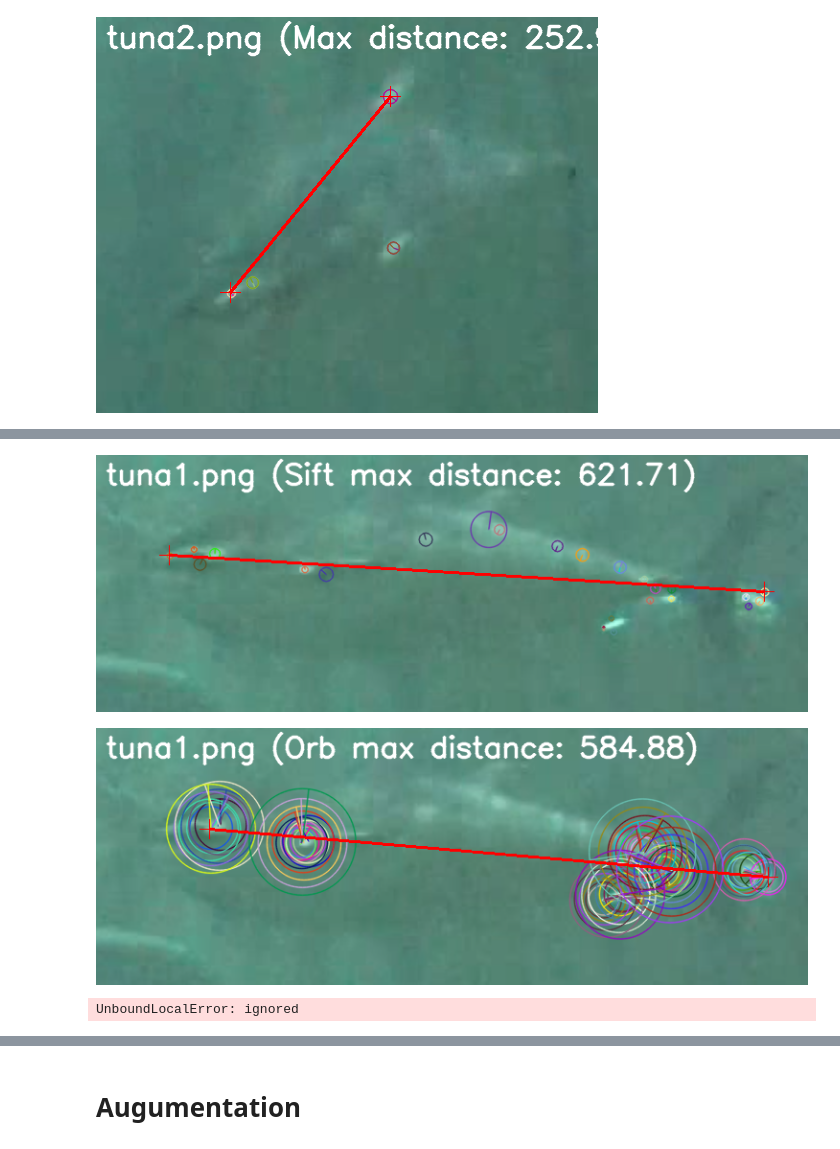
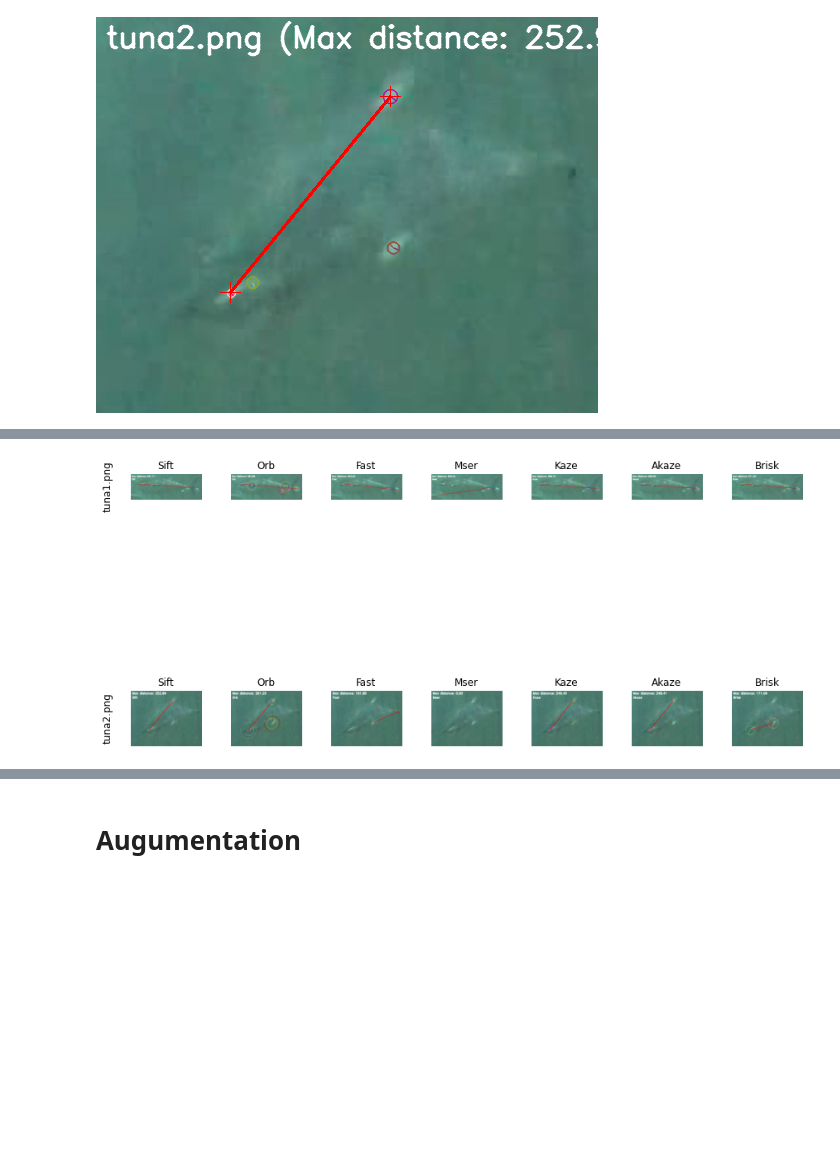
Before and after one commit to ryuhat/Yolov5_DeepSort_Pytorch, a Jupyter notebook: yolov8_speed.ipynb, the cells around one changed output, grey strips where cells are left out. Saved outputs shown, nothing was run; the diff lists cells and outputs as text; code cells hidden in the pictures; blank space fills up the shorter version.

```diff
--- a/yolov8_speed.ipynb
+++ b/yolov8_speed.ipynb
@@ -333,56 +316,52 @@ DisabledFunctionError: ignored
 # %%
 import cv2
 import numpy as np
 import os
+import matplotlib.pyplot as plt
 
-from google.colab.patches import cv2_imshow
+methods = ['sift', 'orb', 'fast', 'mser', 'kaze', 'akaze', 'brisk']
 
-IMG_DIR = "/content/drive/MyDrive/data/tuna/"
+# Create output directory
+i = 1
+while os.path.exists(OUTPUT_DIR + f"exp{i}"):
+    i += 1
+output_dir = OUTPUT_DIR + f"exp{i}"
+os.makedirs(output_dir)
 
-def detect_keypoints(img, method):
-    if method == 'sift':
-        detector = cv2.xfeatures2d.SIFT_create()
-    elif method == 'orb':
-        detector = cv2.ORB_create()
-    # elif method == 'surf':
-    #     detector = cv2.xfeatures2d.SURF_create()
-    elif method == 'fast':
-        detector = cv2.FastFeatureDetector_create()
+fig, axs = plt.subplots(len(os.listdir(IMG_DIR)), len(methods), figsize=(12, 8))
+fig.tight_layout(h_pad=0.5, w_pad=0.5)
 
-    kp = detector.detect(img, None)
-    return kp
-
-def draw_keypoints(img, kp):
-    img_kp = cv2.drawKeypoints(img, kp, None, flags=cv2.DRAW_MATCHES_FLAGS_DRAW_RICH_KEYPOINTS)
-    return img_kp
-
-def get_max_distance(kp):
-    max_dist = -1
-    for i in range(len(kp)):
-        for j in range(i+1, len(kp)):
-            dist = cv2.norm(np.array(kp[i].pt) - np.array(kp[j].pt))
-            if dist > max_dist:
-                max_dist = dist
-                max_i = i
-                max_j = j
-    return max_dist, max_i, max_j
-
-methods = ['sift', 'orb', 'surf', 'fast']
-
-for filename in os.listdir(IMG_DIR):
+for i, filename in enumerate(os.listdir(IMG_DIR)):
     img_path = os.path.join(IMG_DIR, filename)
     img = cv2.imread(img_path)
-    for method in methods:
+
+    # Add image name to left side of subplot
+    axs[i, 0].text(-0.25, 0.5, filename, fontsize=12, ha='right', va='center', rotation=90, transform=axs[i, 0].transAxes)
+    axs[i, 0].axis('off')
+
+    for j, method in enumerate(methods):
         kp = detect_keypoints(img, method)
         img_kp = draw_keypoints(img, kp)
         max_dist, max_i, max_j = get_max_distance(kp)
         img_kp_with_line = cv2.drawMarker(img_kp, tuple(map(int, kp[max_i].pt)), color=(0, 0, 255))
         img_kp_with_line = cv2.drawMarker(img_kp_with_line, tuple(map(int, kp[max_j].pt)), color=(0, 0, 255))
         img_kp_with_line = cv2.line(img_kp_with_line, tuple(map(int, kp[max_i].pt)), tuple(map(int, kp[max_j].pt)), color=(0, 0, 255), thickness=2)
-        title = f"{filename} ({method.capitalize()} max distance: {max_dist:.2f})"
-        cv2.putText(img_kp_with_line, title, (10, 30), cv2.FONT_HERSHEY_SIMPLEX, 1, (255, 255, 255), 2, cv2.LINE_AA)
-        cv2_imshow(img_kp_with_line)
+        title = f"Max distance: {max_dist:.2f}"
+        method_desc = f"{method.capitalize()}"
+        cv2.putText(img_kp_with_line, title, (10, 30), cv2.FONT_HERSHEY_SIMPLEX, 0.7, (255, 255, 255), 2, cv2.LINE_AA)
+        cv2.putText(img_kp_with_line, method_desc, (10, 60), cv2.FONT_HERSHEY_SIMPLEX, 0.7, (255, 255, 255), 2, cv2.LINE_AA)
+
+        # Save output image to output directory
+        output_path = os.path.join(output_dir, f"{filename}_{method}.jpg")
+        cv2.imwrite(output_path, img_kp_with_line)
+
+        # Display output image in subplot
+        axs[i, j].imshow(cv2.cvtColor(img_kp_with_line, cv2.COLOR_BGR2RGB))
+        axs[i, j].axis('off')
+        axs[i, j].set_title(method_desc)
+        axs[i, j].set_xticklabels([])
+        axs[i, j].set_yticklabels([])
+
+plt.show()
 # %% [output]
-[figure, old version]
+[figure, new version]
-[figure, removed]
-UnboundLocalError: ignored
```
Also changed, not shown: parts of 15 cells of this notebook, 3 other files.
